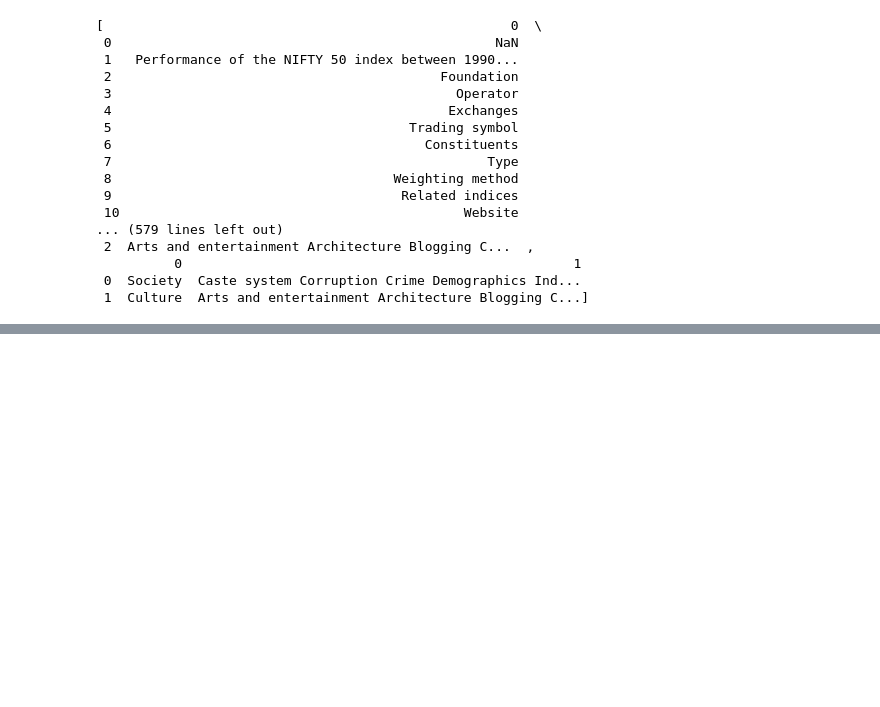
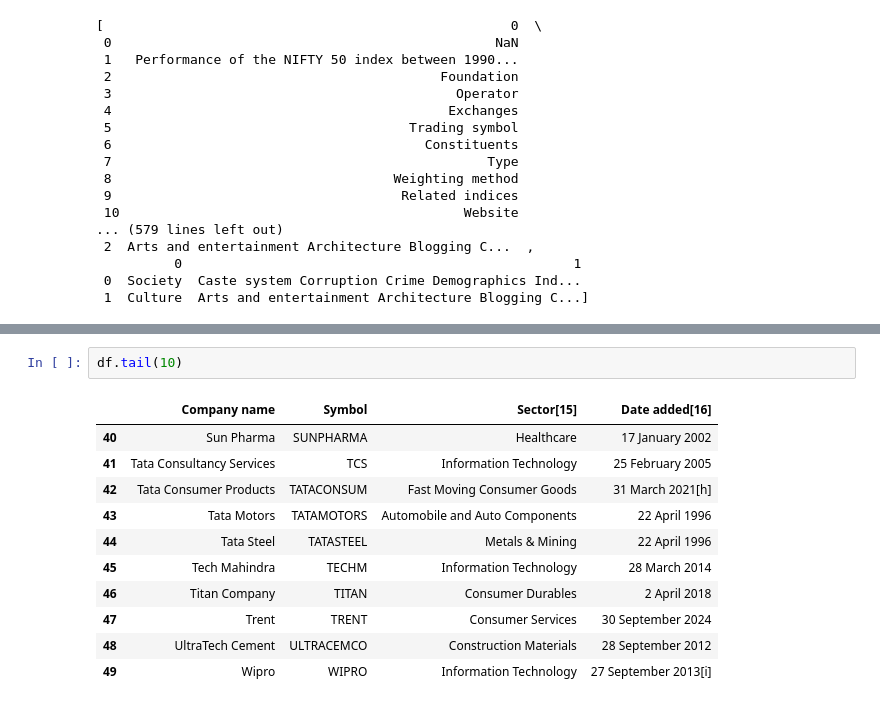
Before and after one commit to sunilsala88/batch32, a Jupyter notebook: 11_data_analysis/pandas1.ipynb, the cells around one changed output, grey strips where cells are left out. Saved outputs shown, nothing was run; the diff lists cells and outputs as text; blank space fills up the shorter version.

```diff
--- a/11_data_analysis/pandas1.ipynb
+++ b/11_data_analysis/pandas1.ipynb
@@ -165,0 +235,14 @@ df7[1]
+# %%
+df.tail(10)
+# %% [output]
+|  | Company name | Symbol | Sector[15] | Date added[16] |
+| 40 | Sun Pharma | SUNPHARMA | Healthcare | 17 January 2002 |
+| 41 | Tata Consultancy Services | TCS | Information Technology | 25 February 2005 |
+| 42 | Tata Consumer Products | TATACONSUM | Fast Moving Consumer Goods | 31 March 2021[h] |
+| 43 | Tata Motors | TATAMOTORS | Automobile and Auto Components | 22 April 1996 |
+| 44 | Tata Steel | TATASTEEL | Metals & Mining | 22 April 1996 |
+| 45 | Tech Mahindra | TECHM | Information Technology | 28 March 2014 |
+| 46 | Titan Company | TITAN | Consumer Durables | 2 April 2018 |
+| 47 | Trent | TRENT | Consumer Services | 30 September 2024 |
+| 48 | UltraTech Cement | ULTRACEMCO | Construction Materials | 28 September 2012 |
+| 49 | Wipro | WIPRO | Information Technology | 27 September 2013[i] |
```
Also changed, not shown: parts of 10 cells of this notebook.
